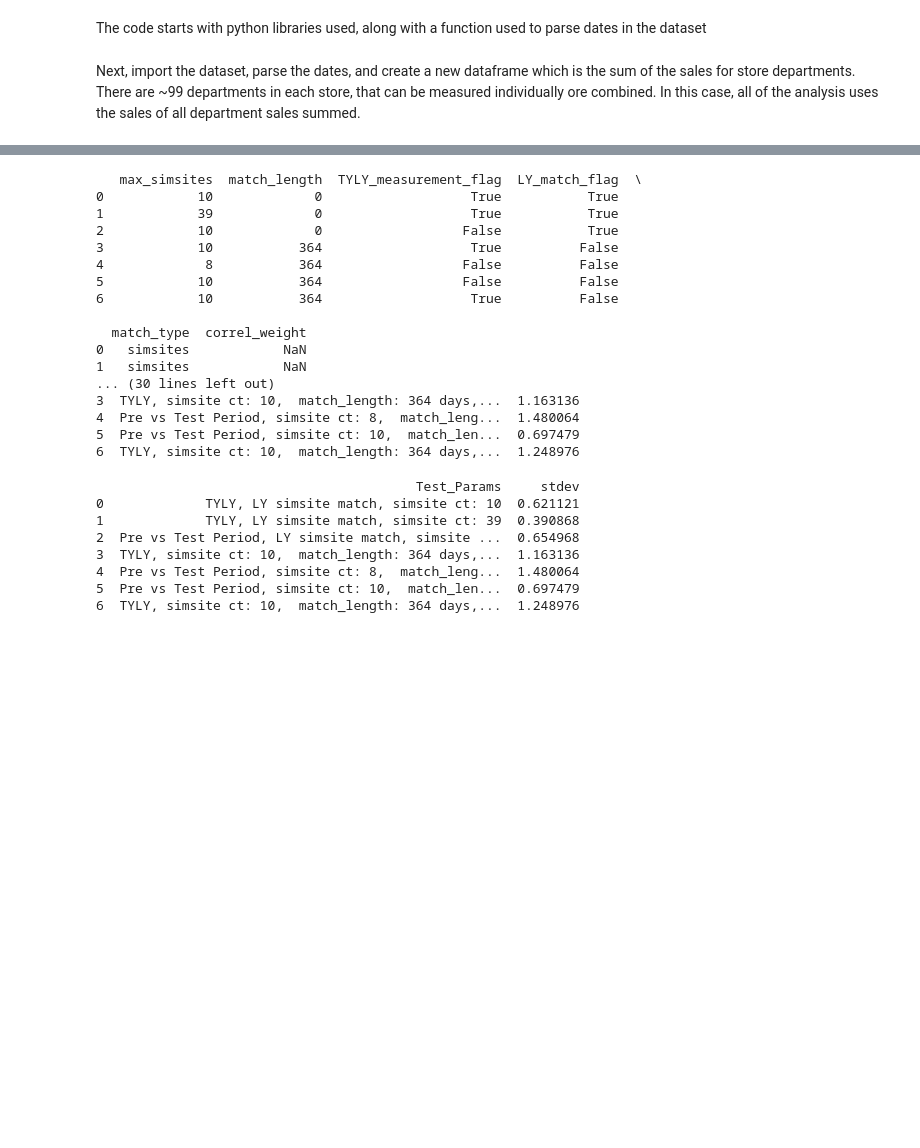
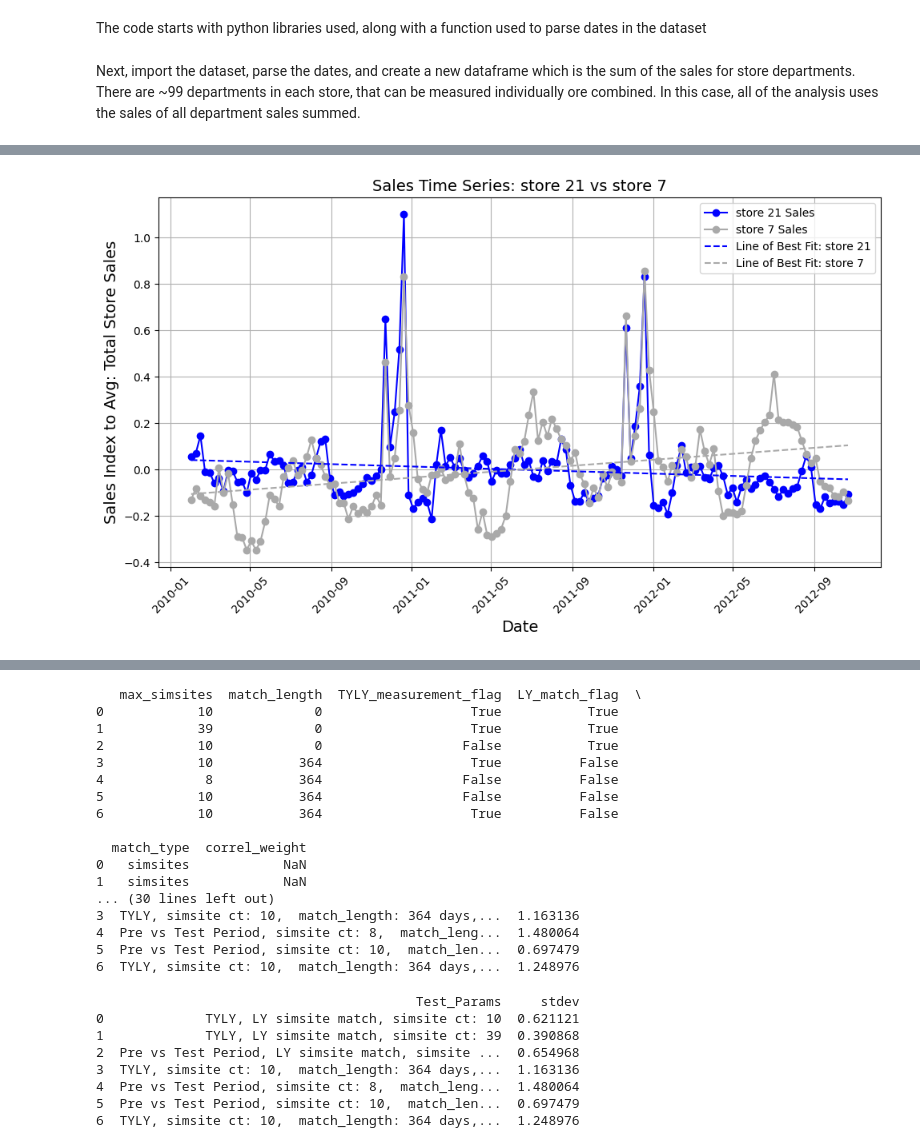
Before and after one commit to jcampbell542/Code-for-nulltest-projects, a Jupyter notebook: Test_Learn_afterloss.ipynb, the cells around one changed output, grey strips where cells are left out. Drawn from its saved outputs; the diff is of its cells as text; code cells hidden in the pictures; blank space fills up the shorter version.

```diff
--- a/Test_Learn_afterloss.ipynb
+++ b/Test_Learn_afterloss.ipynb
@@ -342,0 +183,82 @@ trend_chart_comparison(store1_trend_df, store2_trend_df, "Total Store Sales", st
+# %%
+#trend charts of individual sites
+
+def trend_chart_comparison(sales_dataframe, comparison_dataframe, category, store_set_1, store_set_2, trend_line=False, index_value=False):
+    """Plot sales trend chart with outliers for a store along with a comparison store's sales trend."""
+
+    # Ensure the DataFrame has the necessary columns
+    for df in [sales_dataframe, comparison_dataframe]:
+        if 'Date' not in df.columns or 'Weekly_Sales' not in df.columns:
+            raise ValueError("Both DataFrames must contain 'Date' and 'Weekly_Sales' columns.")
+
+    # Convert 'Date' columns to datetime if they're not already
+    for df in [sales_dataframe, comparison_dataframe]:
+        if not pd.api.types.is_datetime64_any_dtype(df['Date']):
+            df['Date'] = pd.to_datetime(df['Date'])
+
+    # Ensure the 'Date' columns are set to the start of the week
+    for df in [sales_dataframe, comparison_dataframe]:
+        df['Date'] = df['Date'] - pd.to_timedelta(df['Date'].dt.weekday, unit='d')
+
+    # Group by 'Date' and calculate the mean 'Weekly_Sales' for each week
+    weekly_sales = sales_dataframe.groupby('Date')['Weekly_Sales'].mean().reset_index()
+    weekly_comparison = comparison_dataframe.groupby('Date')['Weekly_Sales'].mean().reset_index()
+
+    # Create trend lines if requested
+    if trend_line:
+        weekly_sales['Date_num'] = pd.to_numeric(weekly_sales['Date'])
+        coefficients = np.polyfit(weekly_sales['Date_num'], weekly_sales['Weekly_Sales'], 1)
+        poly = np.poly1d(coefficients)
+        weekly_sales['Trendline'] = poly(weekly_sales['Date_num'])
+        weekly_comparison['Date_num'] = pd.to_numeric(weekly_comparison['Date'])
+        coefficients = np.polyfit(weekly_comparison['Date_num'], weekly_comparison['Weekly_Sales'], 1)
+        poly = np.poly1d(coefficients)
+        weekly_comparison['Trendline'] = poly(weekly_comparison['Date_num'])
+
+    # Plotting
+    plt.figure(figsize=(10, 6))
+    plt.plot(weekly_sales['Date'], weekly_sales['Weekly_Sales'], label= f'{store_set_1} Sales', color='blue', marker='o', linestyle='-')
+    plt.plot(weekly_comparison['Date'], weekly_comparison['Weekly_Sales'], label=f'{store_set_2} Sales', color='darkgray', marker='o', linestyle='-')
+
+    # Plot trend lines if requested
+    if trend_line:
+        plt.plot(weekly_sales['Date'], weekly_sales['Trendline'], label=f'Line of Best Fit: {store_set_1}', linestyle='--', color='blue')
+        plt.plot(weekly_comparison['Date'], weekly_comparison['Trendline'], label=f'Line of Best Fit: {store_set_2}', linestyle='--', color='darkgray')
+
+    plt.title(f"Sales Time Series: {store_set_1} vs {store_set_2}", fontsize=14)
+    plt.xlabel("Date", fontsize=14)
+    plt.ylabel(f"Sales Index to Avg: {category}", fontsize=14)
+    plt.xticks(rotation=45)
+    plt.legend()
+    plt.grid(True)
+
+    # Ensure y-axis displays integer values with dollar signs
+    ax = plt.gca()
+    if not index_value:
+        ax.set_ylim(bottom=0)
+        ax.yaxis.set_major_formatter(FuncFormatter(lambda x, _: f'${int(x):,}'))
+    plt.tight_layout()
+    plt.show()
+
+#choose stores to compare their sales
+store1_trend = 21
+store2_trend = 7
+store1_trend_df = total_store_sales[(total_store_sales['Store'] == store1_trend)].copy()
+store2_trend_df = total_store_sales[(total_store_sales['Store'] == store2_trend)].copy()
+store1_trend_df_avg = store1_trend_df['Weekly_Sales'].mean()
+store2_trend_df_avg = store2_trend_df['Weekly_Sales'].mean()
+store1_trend_df['Weekly_Sales'] = store1_trend_df['Weekly_Sales'] / store1_trend_df_avg - 1
+store2_trend_df['Weekly_Sales'] = store2_trend_df['Weekly_Sales'] / store2_trend_df_avg - 1
+trend_chart_comparison(store1_trend_df, store2_trend_df, "Total Store Sales", store_set_1 = f"store {store1_trend}", store_set_2 = f"store {store2_trend}", trend_line=True, index_value=True)
+
+
+store1_trend = 21
+store2_trend = 45
+store1_trend_df = total_store_sales[(total_store_sales['Store'] == store1_trend)].copy()
+store2_trend_df = total_store_sales[(total_store_sales['Store'] == store2_trend)].copy()
+store1_trend_df_avg = store1_trend_df['Weekly_Sales'].mean()
+store2_trend_df_avg = store2_trend_df['Weekly_Sales'].mean()
+store1_trend_df['Weekly_Sales'] = store1_trend_df['Weekly_Sales'] / store1_trend_df_avg - 1
+store2_trend_df['Weekly_Sales'] = store2_trend_df['Weekly_Sales'] / store2_trend_df_avg - 1
+trend_chart_comparison(store1_trend_df, store2_trend_df, "Total Store Sales", store_set_1 = f"store {store1_trend}", store_set_2 = f"store {store2_trend}", trend_line=True, index_value=True)
+# %% [output]
@@ -342,0 +279 @@ trend_chart_comparison(store1_trend_df, store2_trend_df, "Total Store Sales", st
+[figure, added]
```
Also changed, not shown: parts of 13 cells of this notebook.
